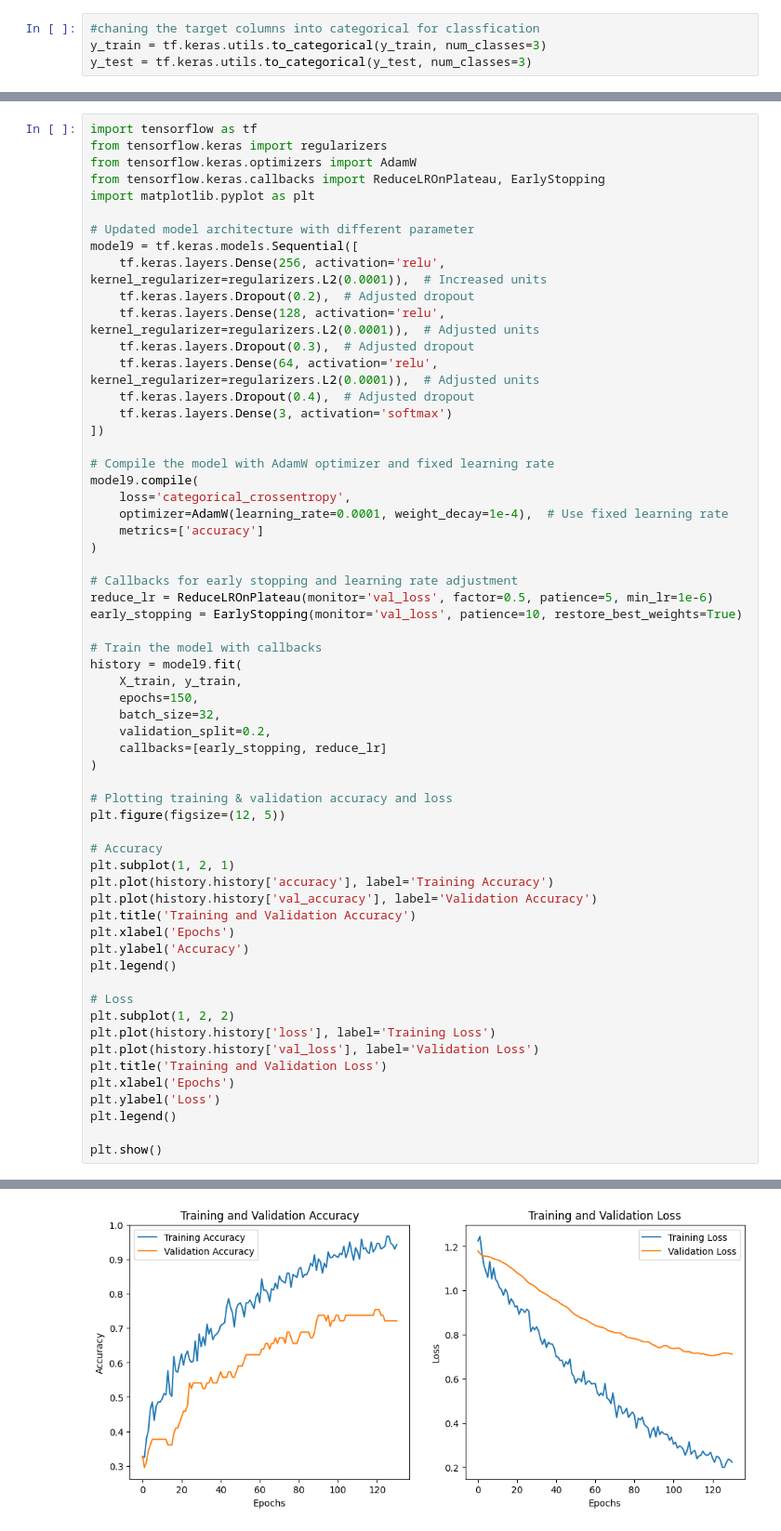
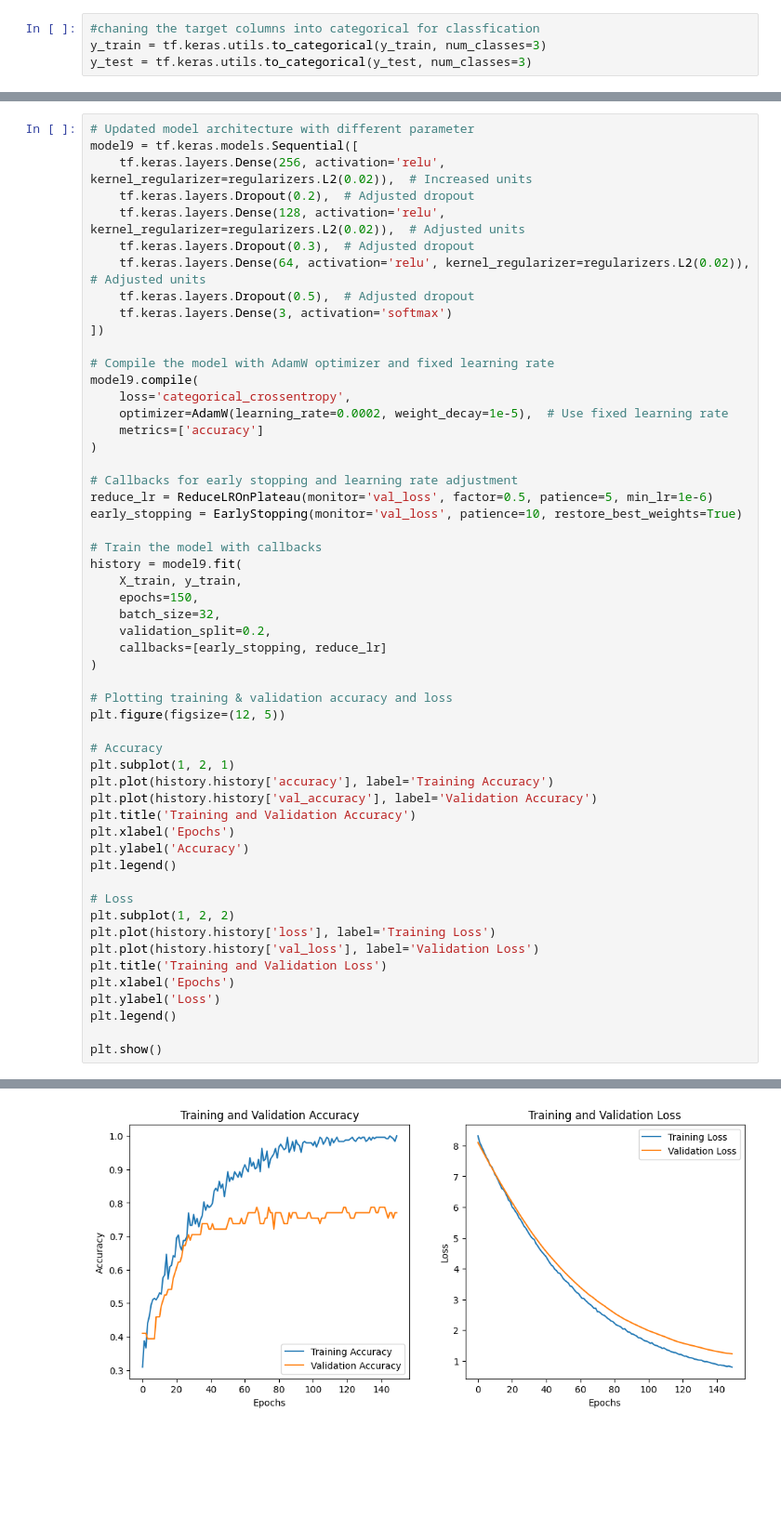
Before and after one commit to vv7ishere/Seria-A_prediction, a Jupyter notebook: seria.ipynb, the cells around one changed output, grey strips where cells are left out. Shown at 93% size. Saved outputs shown, nothing was run; the diff lists cells and outputs as text; blank space fills up the shorter version.

```diff
--- a/seria.ipynb
+++ b/seria.ipynb
@@ -452,25 +474,19 @@ Epoch 150/150
 # %%
-import tensorflow as tf
-from tensorflow.keras import regularizers
-from tensorflow.keras.optimizers import AdamW
-from tensorflow.keras.callbacks import ReduceLROnPlateau, EarlyStopping
-import matplotlib.pyplot as plt
-
 # Updated model architecture with different parameter
 model9 = tf.keras.models.Sequential([
-    tf.keras.layers.Dense(256, activation='relu', kernel_regularizer=regularizers.L2(0.0001)),  # Increased units
+    tf.keras.layers.Dense(256, activation='relu', kernel_regularizer=regularizers.L2(0.02)),  # Increased units
     tf.keras.layers.Dropout(0.2),  # Adjusted dropout
-    tf.keras.layers.Dense(128, activation='relu', kernel_regularizer=regularizers.L2(0.0001)),  # Adjusted units
+    tf.keras.layers.Dense(128, activation='relu', kernel_regularizer=regularizers.L2(0.02)),  # Adjusted units
     tf.keras.layers.Dropout(0.3),  # Adjusted dropout
-    tf.keras.layers.Dense(64, activation='relu', kernel_regularizer=regularizers.L2(0.0001)),  # Adjusted units
-    tf.keras.layers.Dropout(0.4),  # Adjusted dropout
+    tf.keras.layers.Dense(64, activation='relu', kernel_regularizer=regularizers.L2(0.02)),  # Adjusted units
+    tf.keras.layers.Dropout(0.5),  # Adjusted dropout
     tf.keras.layers.Dense(3, activation='softmax')
 ])
 
 # Compile the model with AdamW optimizer and fixed learning rate
 model9.compile(
     loss='categorical_crossentropy',
-    optimizer=AdamW(learning_rate=0.0001, weight_decay=1e-4),  # Use fixed learning rate
+    optimizer=AdamW(learning_rate=0.0002, weight_decay=1e-5),  # Use fixed learning rate
     metrics=['accuracy']
 )
 
@@ -530,4 +546,4 @@ Epoch 131/150
-[figure, old version]
+[figure, new version]
 # %%
 #this model is better than other ones
 from sklearn.metrics import confusion_matrix, classification_report
```
Also changed, not shown: parts of 25 cells of this notebook.
